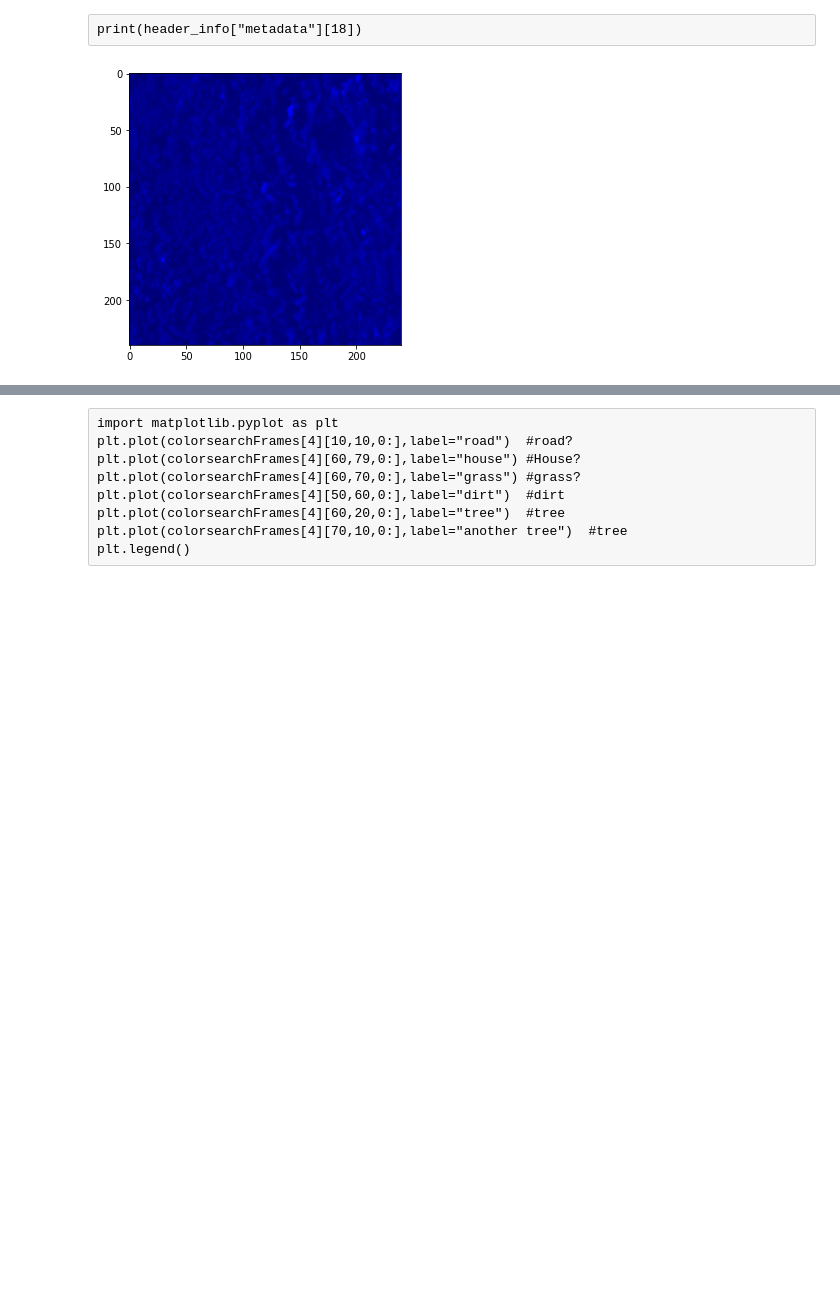
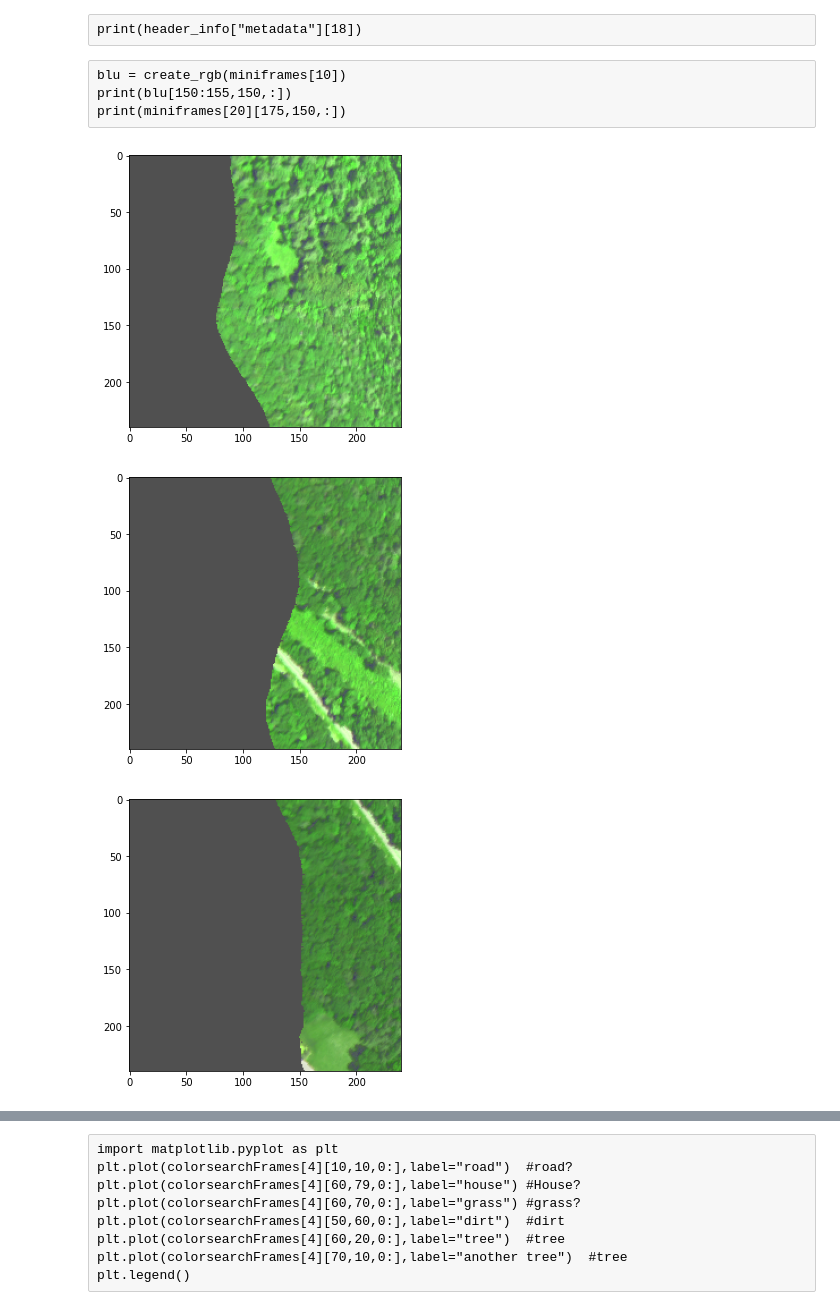
Before and after one commit to KopiousKarp/UD_ELEG404_TreeProject, a Jupyter notebook: DataMining.ipynb, the cells around one changed output, grey strips where cells are left out. Cells and saved outputs as stored; diff of their text form; code cells hidden in the pictures; blank space fills up the shorter version.

Commit message:
got data, having export problems
Imported the Dublin dataset. wrote a cell that parses through an entire hyperspec file. Now the export data process is being difficult.

```diff
--- a/DataMining.ipynb
+++ b/DataMining.ipynb
@@ -13,7 +13,7 @@ print("The size of", file_list[0], " is ",
       os.path.getsize (file_list[0]), "bytes.")
 # %%
 import pandas as pd
-metadata_list = glob("./Howland_Forest_Jun2012_at-sensor_refl_L1G.hdr")
+metadata_list = glob("Dublin_Jun2014_swath_refl_VIs/Dublin_Jun2014_1_at-sensor_refl_L1G.hdr")
 header_info = pd.read_table(metadata_list[0], header=None)
 # header_info = pd.read_table(file_list[1], header=None)
 header_info.columns = ["metadata"]
@@ -52,14 +52,3 @@ from spectral import *
 img = envi.open(metadata_list[0], )
 # img1 = envi.open(metadata_list[1], )
 # img2 = envi.open(metadata_list[2], )
-# %%
-#This is required to avoid memory errors... it takes a while
-lsRows = []
-lsCols = []
-for i in range(2024):
-    lsRows.append(i)
-    lsCols.append(i)
-img = img.read_subimage(lsRows,lsCols,bands=None,use_memmap=False)
-print(img.shape)
-# print(img1.shape)
-# print(img2.shape)
@@ -72,8 +70,8 @@ print(img1[500,700,6])
 print(img2[500,700,6])
 # %%
 #Load image as an array
-# arr = img.load()
-arr = img
+arr = img.load()
+# arr = img
 # arr1 = img1.load()
 # arr2 = img2.load()
 # %% [raw]
@@ -116,7 +114,7 @@ def increase_brightness(img, value=80):
     return img
 
 def create_rgb(hyper_cube):
-    rgb_image = hyper_cube[:,:,[45,30,8]]
+    rgb_image = hyper_cube[:,:,[20,36,5]]
     rgb_image = cv2.normalize(rgb_image, dst=None, alpha=0, beta=255, norm_type=cv2.NORM_MINMAX)
     rgb_image = rgb_image.astype(np.uint8)
     rgb_image = increase_brightness(rgb_image)
@@ -150,8 +148,16 @@ def showframes(frames):
         show_image(frame)
 # %%
 miniframes = spectralSlicing(img,240)
-# %%
-showframes(miniframes[11:12])
-# %% [output]
-[figure, removed]
+# %% [raw]
+blu = create_rgb(miniframes[10])
+print(blu[150:155,150,:])
+print(miniframes[20][175,150,:])
+# %%
+showframes(miniframes[2:5])
+# rgb_img = create_rgb(arr)
+# show_image(rgb_img)
+# %% [output]
+[figure, added]
+[figure, added]
+[figure, added]
 # %%
```
Also changed, not shown: parts of 17 cells of this notebook, 2 other files.
